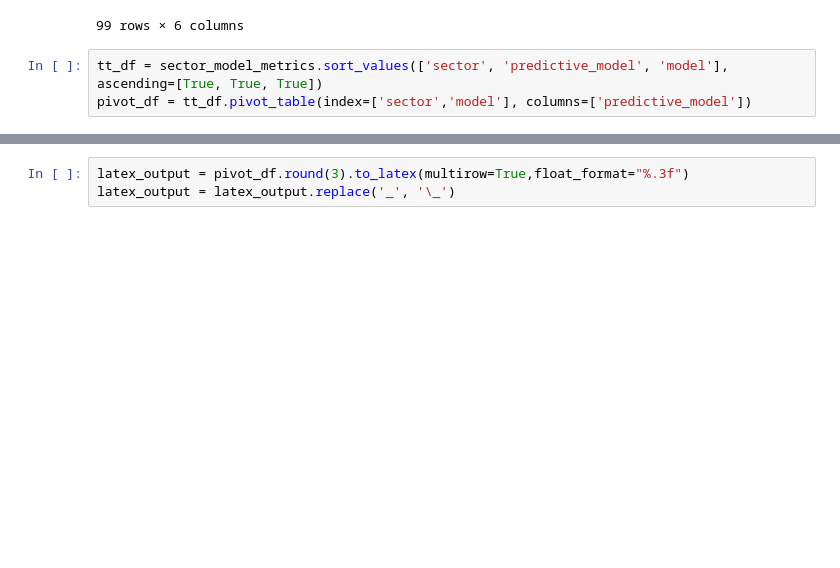
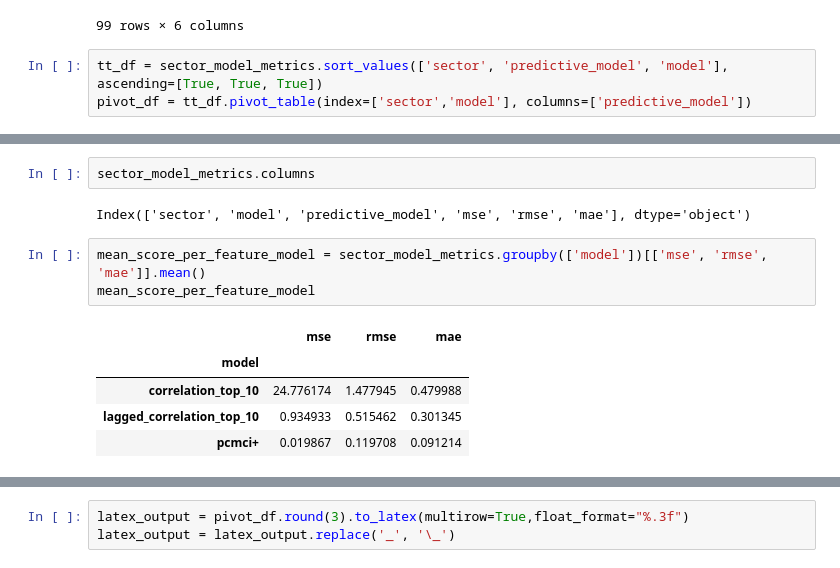
Before and after one commit to Marcello1099/uva-msc-ds-thesis, a Jupyter notebook: non-stationary.ipynb, the cells around one changed output, grey strips where cells are left out. Saved outputs shown, nothing was run; the diff lists cells and outputs as text; blank space fills up the shorter version.

```diff
--- a/non-stationary.ipynb
+++ b/non-stationary.ipynb
@@ -518,0 +539,13 @@ pivot_df
+# %%
+sector_model_metrics.columns
+# %% [output]
+Index(['sector', 'model', 'predictive_model', 'mse', 'rmse', 'mae'], dtype='object')
+# %%
+mean_score_per_feature_model = sector_model_metrics.groupby(['model'])[['mse', 'rmse', 'mae']].mean()
+mean_score_per_feature_model
+# %% [output]
+|  | mse | rmse | mae |
+| model |  |  |  |
+| correlation_top_10 | 24.776174 | 1.477945 | 0.479988 |
+| lagged_correlation_top_10 | 0.934933 | 0.515462 | 0.301345 |
+| pcmci+ | 0.019867 | 0.119708 | 0.091214 |
```
Also changed, not shown: parts of 9 cells of this notebook.
